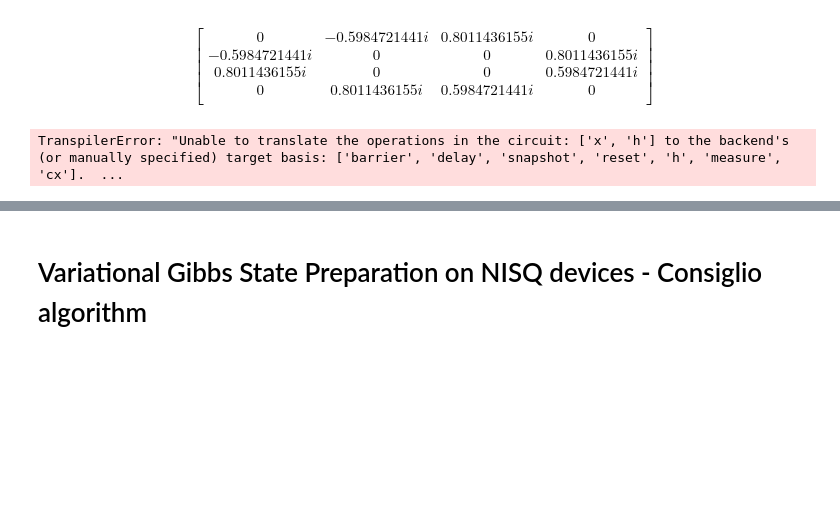
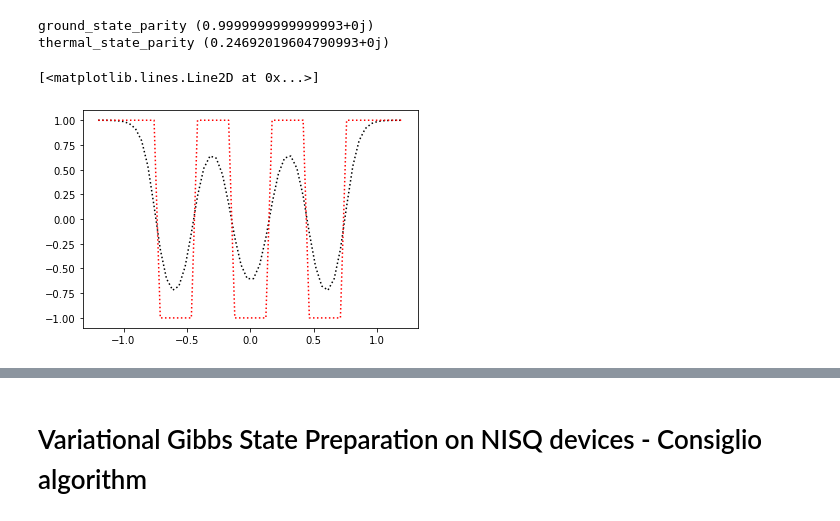
Before and after one commit to DeWitt46/QITE, a Jupyter notebook: code/Untitled.ipynb, the cells around one changed output, grey strips where cells are left out. Drawn from its saved outputs; the diff is of its cells as text; code cells hidden in the pictures; blank space fills up the shorter version.

```diff
--- a/code/Untitled.ipynb
+++ b/code/Untitled.ipynb
@@ -27,22 +1,64 @@ Rxy = Operator(qc)
-# %%
-from qiskit.visualization import array_to_latex
-
-array_to_latex(Rxy.to_matrix())
-# %% [output]
-$$
-\begin{bmatrix}
-0 & - 0.5984721441 i & 0.8011436155 i & 0  \\
- - 0.5984721441 i & 0 & 0 & 0.8011436155 i  \\
- 0.8011436155 i & 0 & 0 & 0.5984721441 i  \\
- 0 & 0.8011436155 i & 0.5984721441 i & 0  \\
- \end{bmatrix}
-$$
-# %%
-basis_gates = ['h', 'cx']
-qc_trans = transpile(qc, basis_gates=basis_gates)
-qc_trans.draw()
-# %% [output]
-TranspilerError: "Unable to translate the operations in the circuit: ['x', 'h'] to the backend's (or manually specified) target basis: ['barrier', 'delay', 'snapshot', 'reset', 'h', 'measure', 'cx'].  ...
+# %%
+from library.operator_creation import LMG_hamiltonian
+from qiskit.quantum_info import Statevector, SparsePauliOp, DensityMatrix
+
+
+
+N = 5
+gy = 0.5
+B = 0.1
+beta = 10.0
+H = LMG_hamiltonian(N, gy, B)
+
+Z, rho = H.thermalize(H.get_matrix(), beta)
+energy, gs = H.get_ground_state()
+GS = Statevector(gs)
+Parity = SparsePauliOp("Z"*N, 1.)
+sigma = DensityMatrix(rho)
+
+print("ground_state_parity", GS.expectation_value(Parity.to_operator()))
+print("thermal_state_parity", sigma.expectation_value(Parity.to_operator()))
+# %% [output]
+ground_state_parity (0.9999999999999993+0j)
+thermal_state_parity (0.24692019604790993+0j)
+# %%
+import matplotlib.pyplot as plt
+import numpy as np
+
+
+N = 6
+gy = 0.8
+beta = 10.
+B_list = np.linspace(-1.2, 1.2, 50)
+GS_parities = []
+parities = []
+Parity = SparsePauliOp("Z"*N, 1.)
+for B in B_list:
+    H = LMG_hamiltonian(N, gy, B)
+    Z, rho = H.thermalize(H.get_matrix(), beta)
+    sigma = DensityMatrix(rho)
+    parities.append(sigma.expectation_value(Parity.to_operator()))
+    energy, gs = H.get_ground_state()
+    GS = Statevector(gs)
+    GS_parities.append(GS.expectation_value(Parity.to_operator()))
+
+
+plt.plot(
+    B_list,
+    parities,
+    color="black",
+    ls="dotted",
+)
+plt.plot(
+    B_list,
+    GS_parities,
+    color="red",
+    ls="dotted",
+    label="GS Parity"
+)
+# %% [output]
+[<matplotlib.lines.Line2D at 0x...>]
+[figure, added]
 # %%
 from qiskit_experiments.library import StateTomography
 from qiskit.circuit import QuantumCircuit
```
Also changed, not shown: parts of 6 cells of this notebook, 3 other files.
